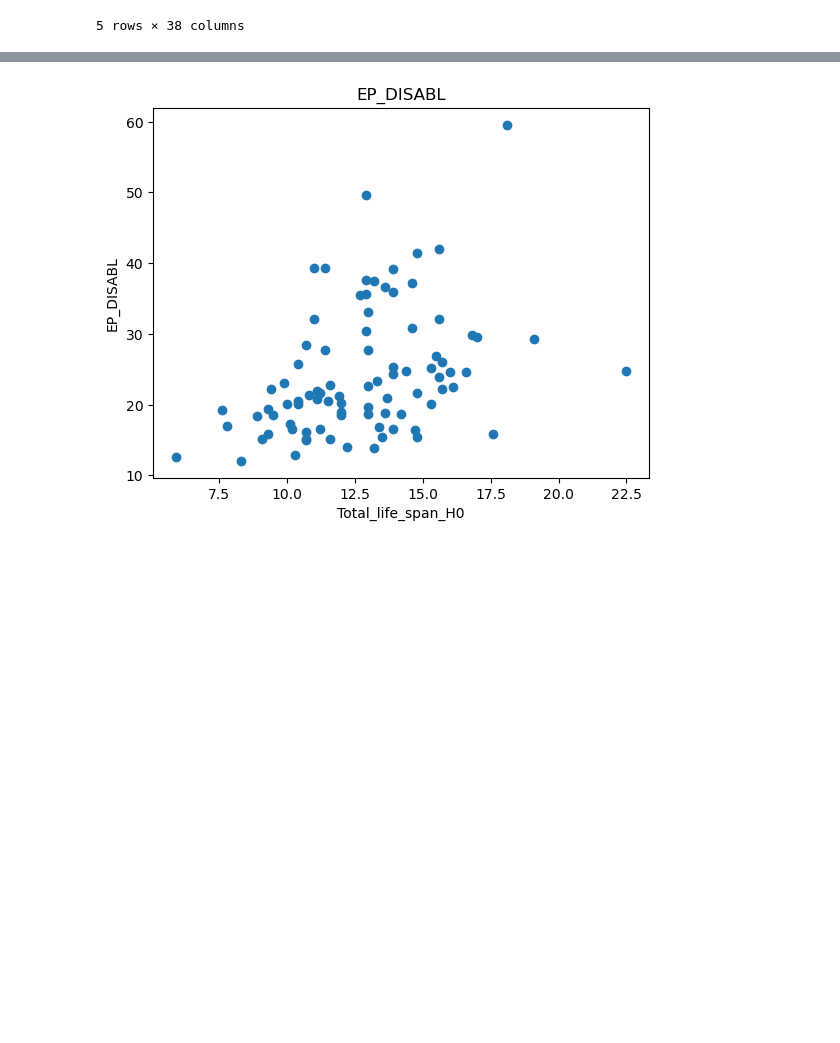
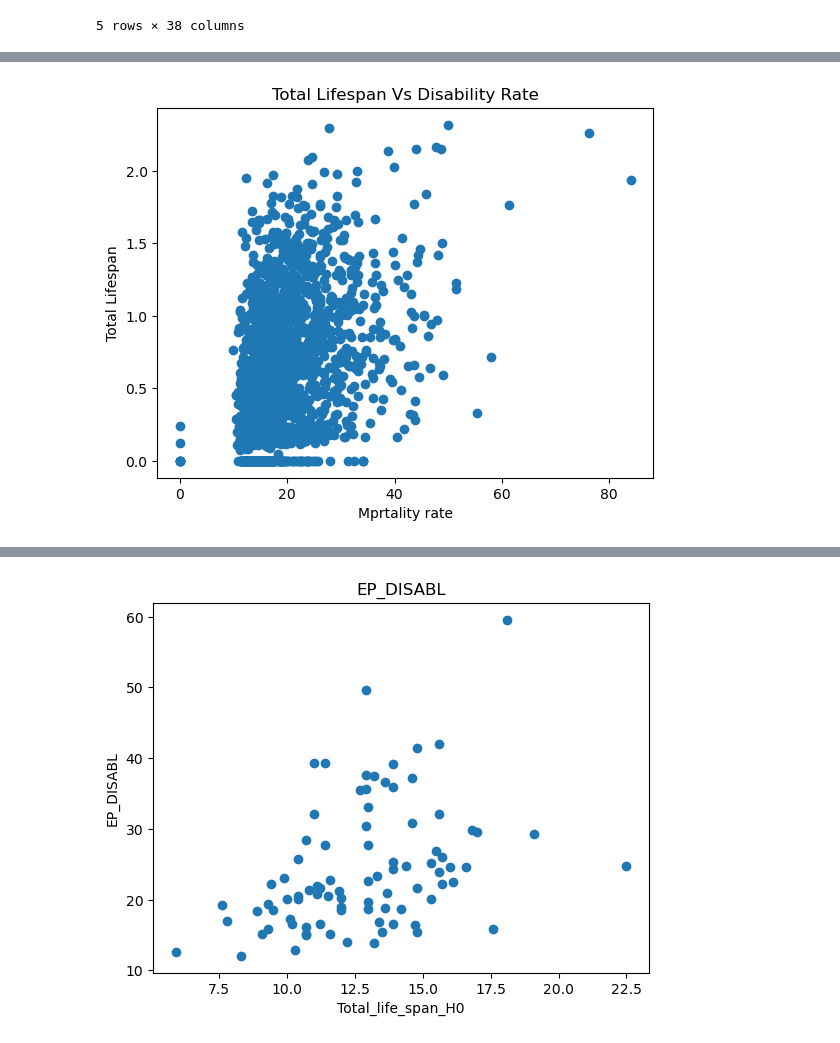
Before and after one commit to hashansl/universal-experiment-lab, a Jupyter notebook: experiment_1/study_total_life_span_census.ipynb, the cells around one changed output, grey strips where cells are left out. Saved outputs shown, nothing was run; the diff lists cells and outputs as text; code cells hidden in the pictures; blank space fills up the shorter version.

```diff
--- a/experiment_1/study_total_life_span_census.ipynb
+++ b/experiment_1/study_total_life_span_census.ipynb
@@ -108,0 +144,8 @@ plt.show()
+# %%
+plt.scatter(temp['MOR_18'],temp['Total_life_span_H0'])
+plt.title('Total Lifespan Vs Disability Rate')
+plt.xlabel('Mprtality rate')
+plt.ylabel('Total Lifespan')
+plt.show()
+# %% [output]
+[figure, added]
```
Also changed, not shown: parts of 9 cells of this notebook, 1 other file.
